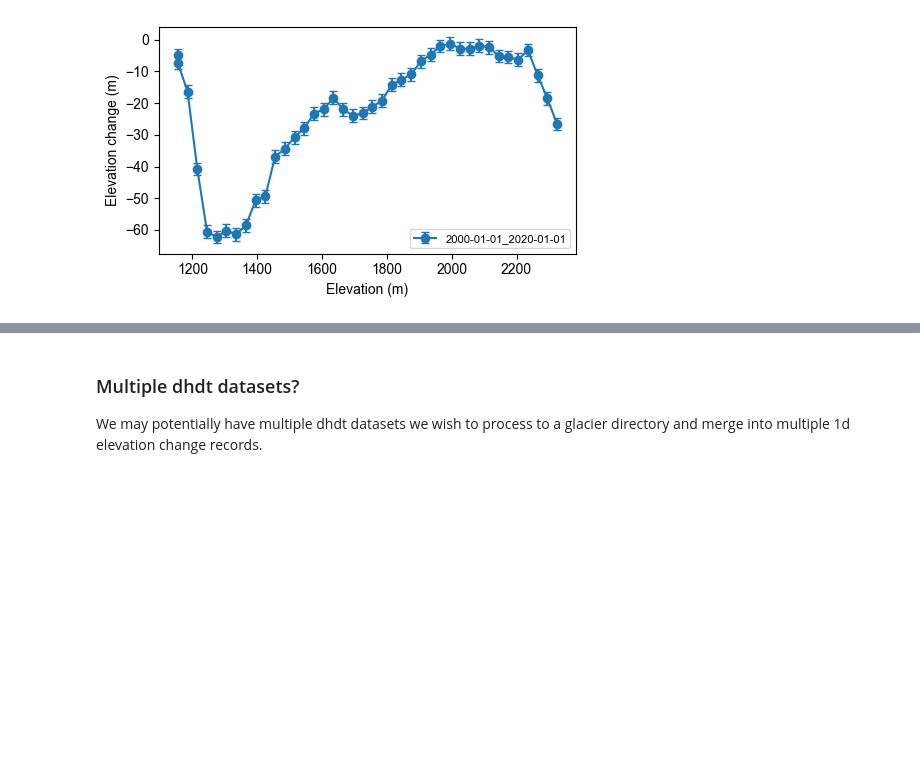
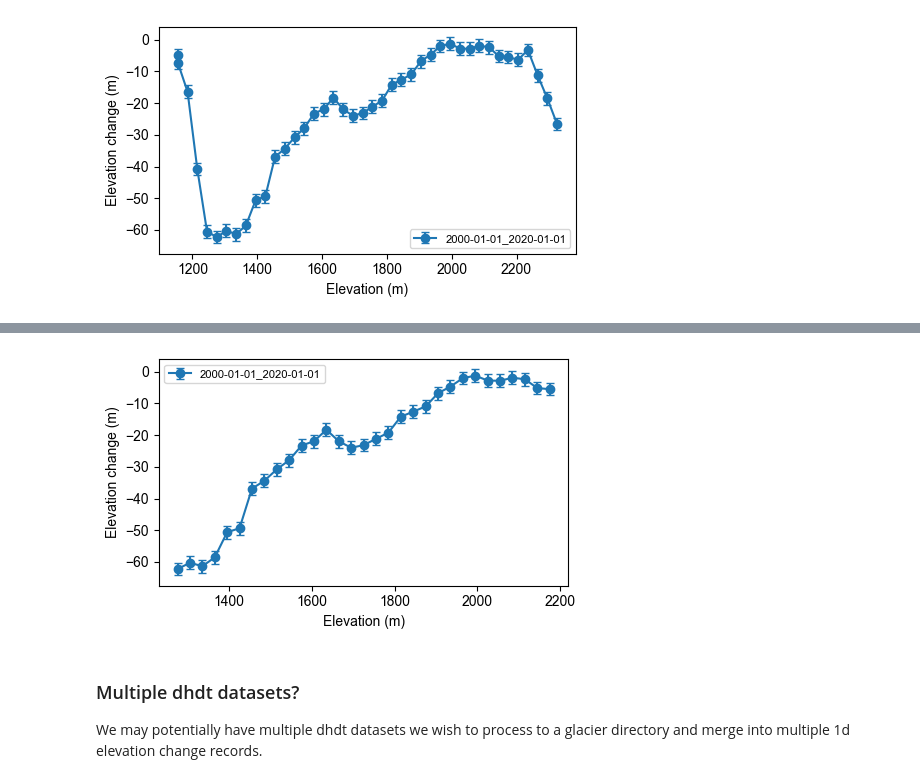
Before and after one commit to PyGEM-Community/PyGEM-notebooks, a Jupyter notebook: dhdt_processing.ipynb, the cells around one changed output, grey strips where cells are left out. Drawn from its saved outputs; the diff is of its cells as text; code cells hidden in the pictures; blank space fills up the shorter version.

```diff
--- a/dhdt_processing.ipynb
+++ b/dhdt_processing.ipynb
@@ -208,3 +216,7 @@ plot_elev_change_1d(gdir.read_json('elev_change_1d'))
+# %%
+plot_elev_change_1d(gdir.read_json('elev_change_1d'))
+# %% [output]
+[figure, added]
 # %% [markdown]
 ### Multiple dhdt datasets?
 
```
Also changed, not shown: parts of 7 cells of this notebook.
